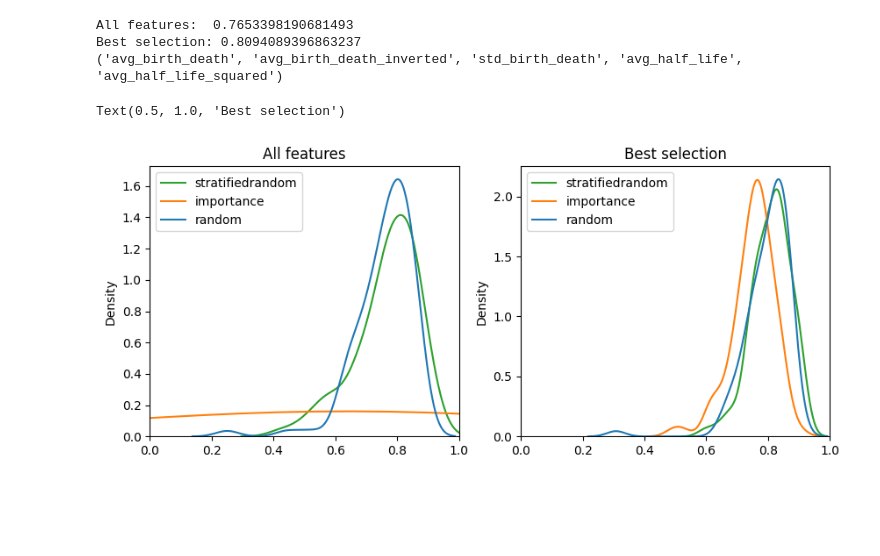
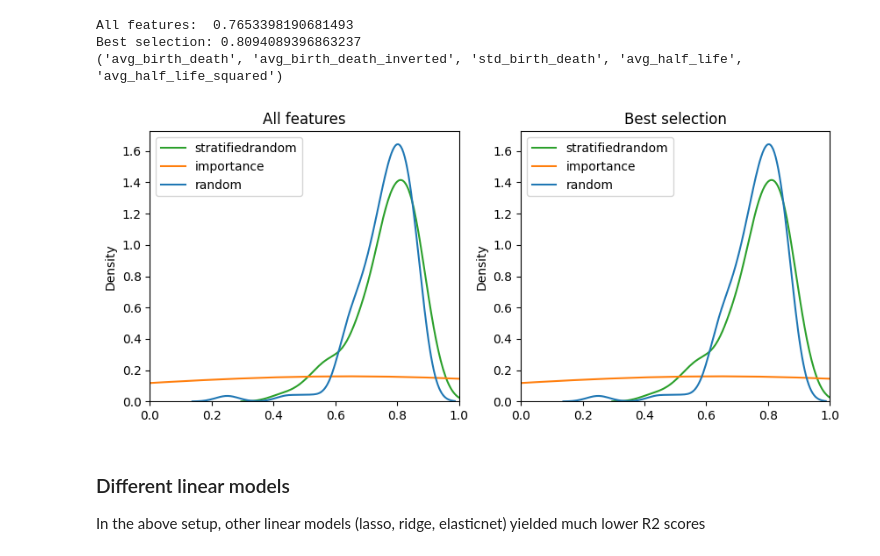
Before and after one commit to carpelli/tfm, a Jupyter notebook: tfm/regression.ipynb, the cells around one changed output. Cells and saved outputs as stored; diff of their text form; code cells hidden in the pictures; blank space fills up the shorter version.

```diff
--- a/tfm/regression.ipynb
+++ b/tfm/regression.ipynb
@@ -135,20 +135,19 @@ Best selection: 0.8094089396863237
 # %%
 def plot_kdes(samplers, dists, bw=None, ax=None):
 	ax = sns.kdeplot(dists, ax=ax)
 	ax.legend(samplers)
 	ax.set_xlim([0,1])
 	return ax
 
-fig, (ax1, ax2) = plt.subplots(1, 2, figsize=(10, 4))
-plot_kdes(samplers=list(all_results.keys()),
-		  dists=[x[0][1] for x in all_results.values()],
-		  ax=ax1, bw=0.2)
-ax1.set_title('All features')
-
-plot_kdes(samplers=list(all_results.keys()),
-		  dists=[x[1][1] for x in all_results.values()],
-		  ax=ax2, bw=0.2)
-ax2.set_title('Best selection')
+fig, axs = plt.subplots(1, 2, figsize=(10, 4))
+for exp_ix, ax in enumerate(axs):
+	title = 'All features' if exp_ix == 0 else 'Best selection'
+	plot_kdes(samplers=list(all_results.keys()),
+			dists=[x[0][1] for x in all_results.values()],
+			ax=ax, bw=0.2)
+	ax.set_title(title)
 # %% [output]
-Text(0.5, 1.0, 'Best selection')
-[figure, old version]
+[figure, new version]
+# %% [markdown]
+### Different linear models
+In the above setup, other linear models (lasso, ridge, elasticnet) yielded much lower R2 scores
```
